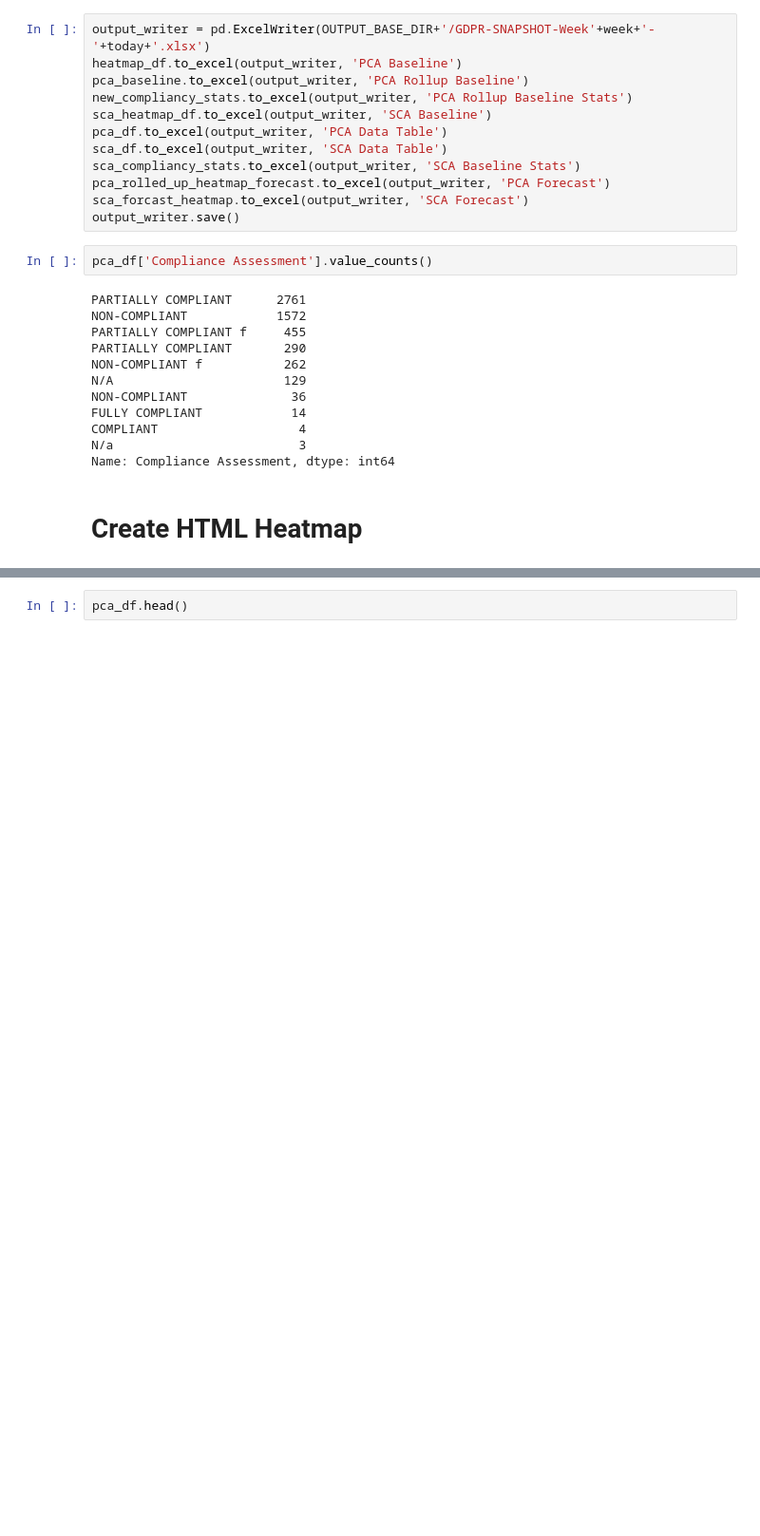
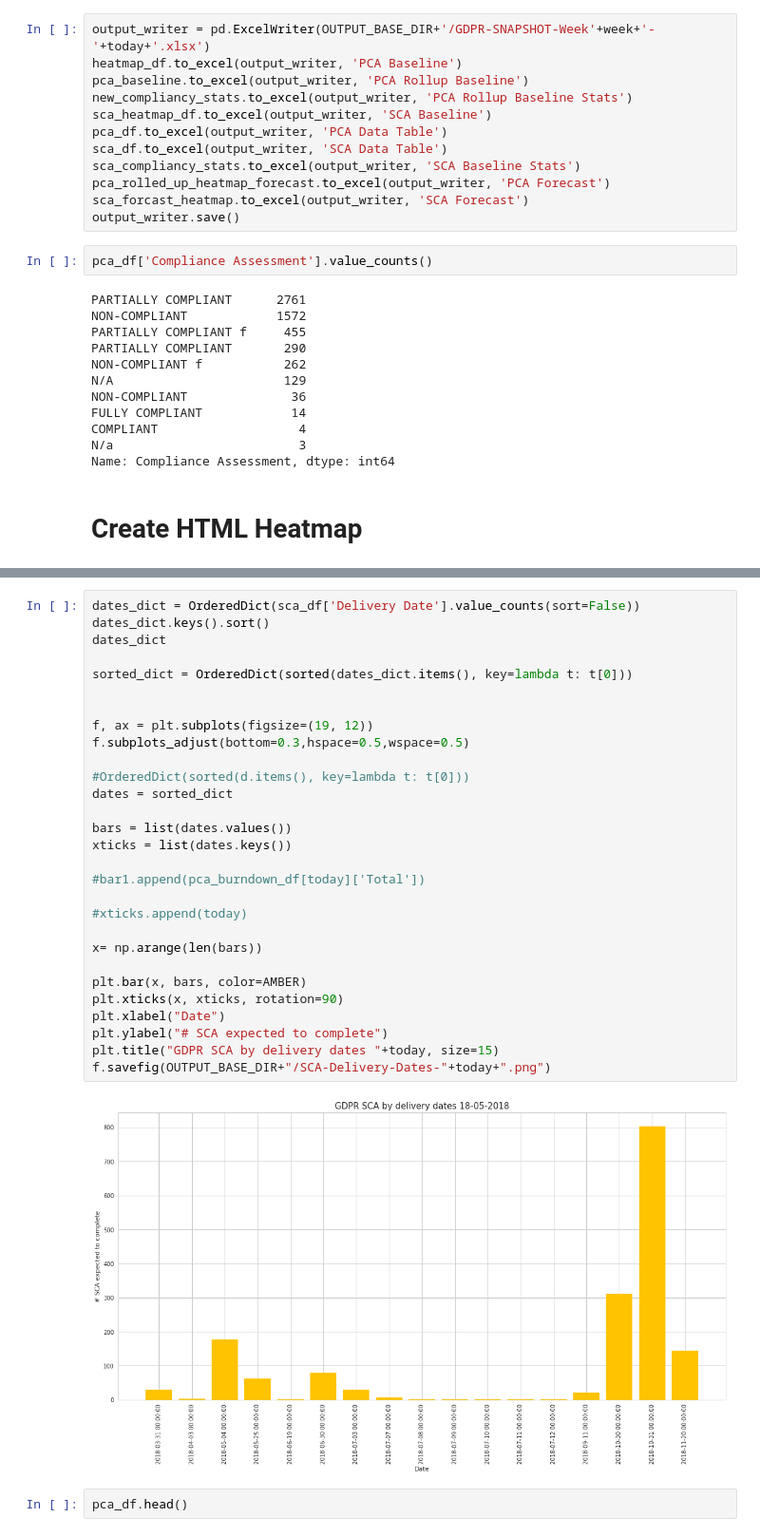
Before and after one commit to billyoconnor/DRC-GDPR, a Jupyter notebook: Compliancy-Heatmap.ipynb, the cells around one changed output, grey strips where cells are left out. Shown at 95% size. Saved outputs shown, nothing was run; the diff lists cells and outputs as text; blank space fills up the shorter version.

```diff
--- a/Compliancy-Heatmap.ipynb
+++ b/Compliancy-Heatmap.ipynb
@@ -2271,6 +2262,37 @@ plt.title("GDPR PCA by delivery dates "+today, size=15)
 f.savefig(OUTPUT_BASE_DIR+"/PCA-Delivery-Dates-"+today+".png")
 # %% [output]
 [figure]
+# %%
+dates_dict = OrderedDict(sca_df['Delivery Date'].value_counts(sort=False))
+dates_dict.keys().sort()
+dates_dict
+
+sorted_dict = OrderedDict(sorted(dates_dict.items(), key=lambda t: t[0]))
+
+
+f, ax = plt.subplots(figsize=(19, 12))
+f.subplots_adjust(bottom=0.3,hspace=0.5,wspace=0.5)
+
+#OrderedDict(sorted(d.items(), key=lambda t: t[0]))
+dates = sorted_dict
+
+bars = list(dates.values())
+xticks = list(dates.keys())
+
+#bar1.append(pca_burndown_df[today]['Total'])
+
+#xticks.append(today)
+
+x= np.arange(len(bars))
+
+plt.bar(x, bars, color=AMBER)
+plt.xticks(x, xticks, rotation=90)
+plt.xlabel("Date")
+plt.ylabel("# SCA expected to complete")
+plt.title("GDPR SCA by delivery dates "+today, size=15)
+f.savefig(OUTPUT_BASE_DIR+"/SCA-Delivery-Dates-"+today+".png")
+# %% [output]
+[figure, added]
 # %%
 pca_df.head()
 # %% [output]
```
Also changed, not shown: parts of 5 cells of this notebook, 2 other files.
